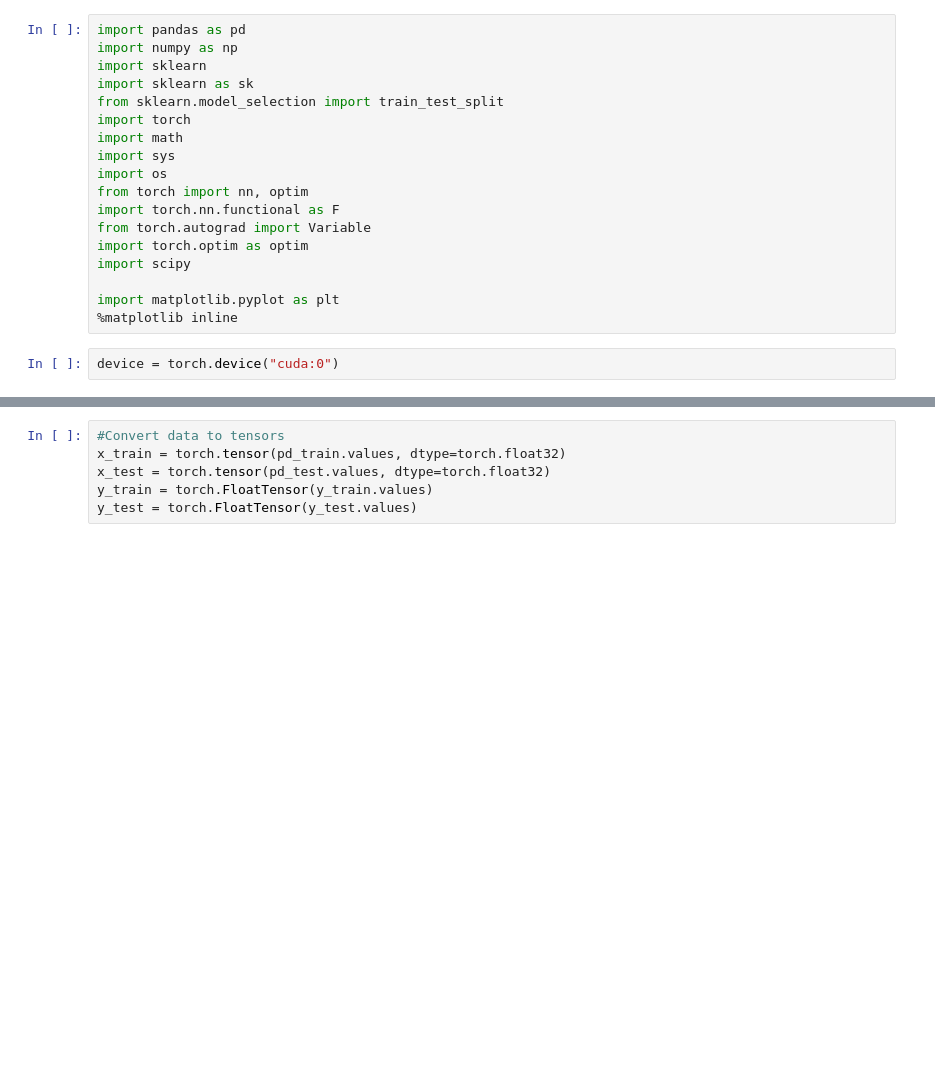
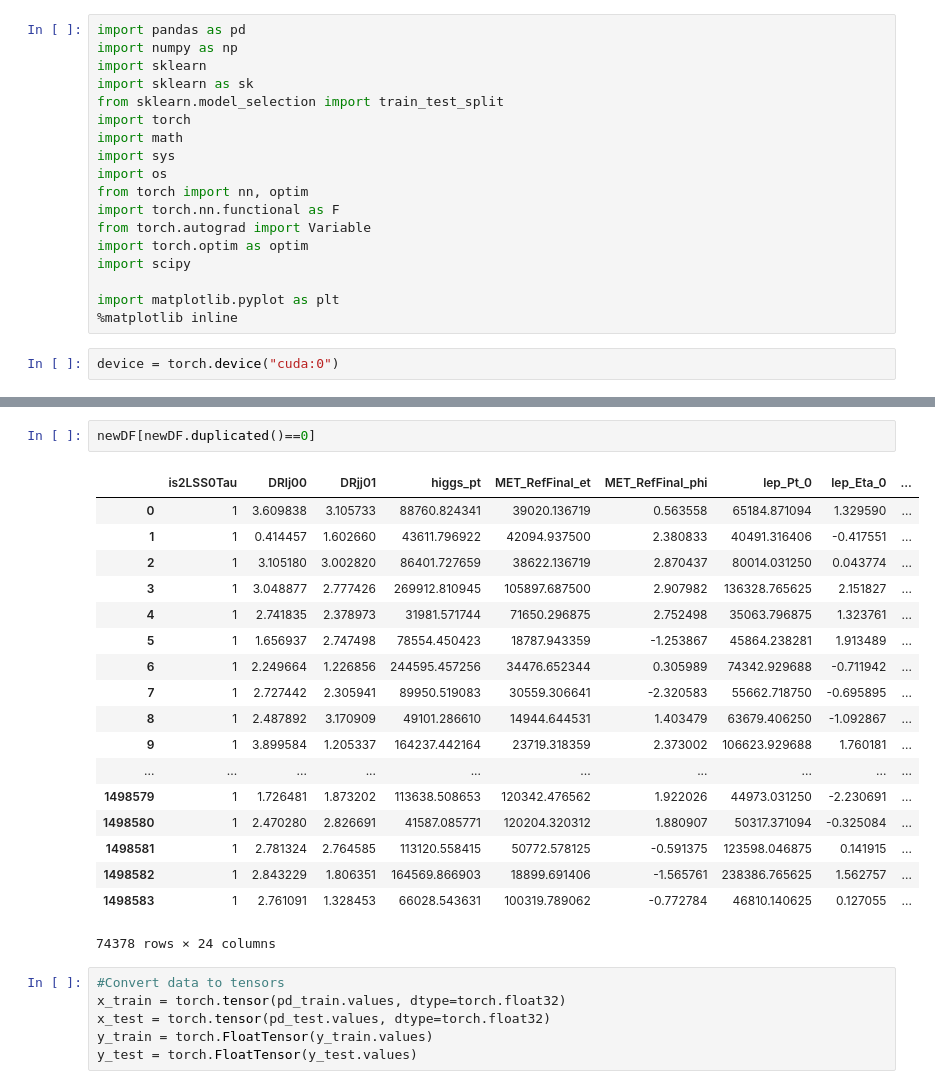
Before and after one commit to afwebb/higgs_diff, a Jupyter notebook: ml_scripts/top_pt_reg_torch.ipynb, the cells around one changed output, grey strips where cells are left out. Drawn from its saved outputs; the diff is of its cells as text; blank space fills up the shorter version.

```diff
--- a/ml_scripts/top_pt_reg_torch.ipynb
+++ b/ml_scripts/top_pt_reg_torch.ipynb
@@ -31,3 +83,24 @@ pd_test = pd_test.drop(['higgs_pt'],axis=1)
+# %%
+newDF[newDF.duplicated()==0]
+# %% [output]
+|  | is2LSS0Tau | DRlj00 | DRjj01 | higgs_pt | MET_RefFinal_et | MET_RefFinal_phi | lep_Pt_0 | lep_Eta_0 | ... |
+| 0 | 1 | 3.609838 | 3.105733 | 88760.824341 | 39020.136719 | 0.563558 | 65184.871094 | 1.329590 | ... |
+| 1 | 1 | 0.414457 | 1.602660 | 43611.796922 | 42094.937500 | 2.380833 | 40491.316406 | -0.417551 | ... |
+| 2 | 1 | 3.105180 | 3.002820 | 86401.727659 | 38622.136719 | 2.870437 | 80014.031250 | 0.043774 | ... |
+| 3 | 1 | 3.048877 | 2.777426 | 269912.810945 | 105897.687500 | 2.907982 | 136328.765625 | 2.151827 | ... |
+| 4 | 1 | 2.741835 | 2.378973 | 31981.571744 | 71650.296875 | 2.752498 | 35063.796875 | 1.323761 | ... |
+| 5 | 1 | 1.656937 | 2.747498 | 78554.450423 | 18787.943359 | -1.253867 | 45864.238281 | 1.913489 | ... |
+| 6 | 1 | 2.249664 | 1.226856 | 244595.457256 | 34476.652344 | 0.305989 | 74342.929688 | -0.711942 | ... |
+| 7 | 1 | 2.727442 | 2.305941 | 89950.519083 | 30559.306641 | -2.320583 | 55662.718750 | -0.695895 | ... |
+| 8 | 1 | 2.487892 | 3.170909 | 49101.286610 | 14944.644531 | 1.403479 | 63679.406250 | -1.092867 | ... |
+| 9 | 1 | 3.899584 | 1.205337 | 164237.442164 | 23719.318359 | 2.373002 | 106623.929688 | 1.760181 | ... |
+| ... | ... | ... | ... | ... | ... | ... | ... | ... | ... |
+| 1498579 | 1 | 1.726481 | 1.873202 | 113638.508653 | 120342.476562 | 1.922026 | 44973.031250 | -2.230691 | ... |
+| 1498580 | 1 | 2.470280 | 2.826691 | 41587.085771 | 120204.320312 | 1.880907 | 50317.371094 | -0.325084 | ... |
+| 1498581 | 1 | 2.781324 | 2.764585 | 113120.558415 | 50772.578125 | -0.591375 | 123598.046875 | 0.141915 | ... |
+| 1498582 | 1 | 2.843229 | 1.806351 | 164569.866903 | 18899.691406 | -1.565761 | 238386.765625 | 1.562757 | ... |
+| 1498583 | 1 | 2.761091 | 1.328453 | 66028.543631 | 100319.789062 | -0.772784 | 46810.140625 | 0.127055 | ... |
+74378 rows × 24 columns
 # %%
 #Convert data to tensors
 x_train = torch.tensor(pd_train.values, dtype=torch.float32)
```
Also changed, not shown: parts of 5 cells of this notebook, 15 other files.
